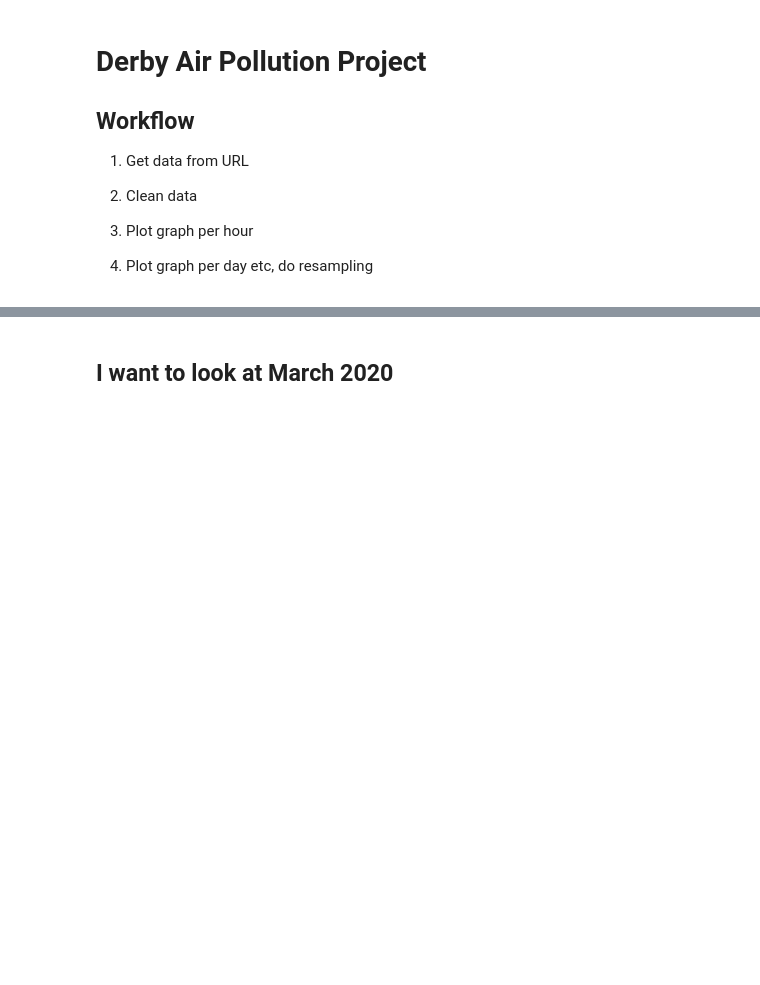
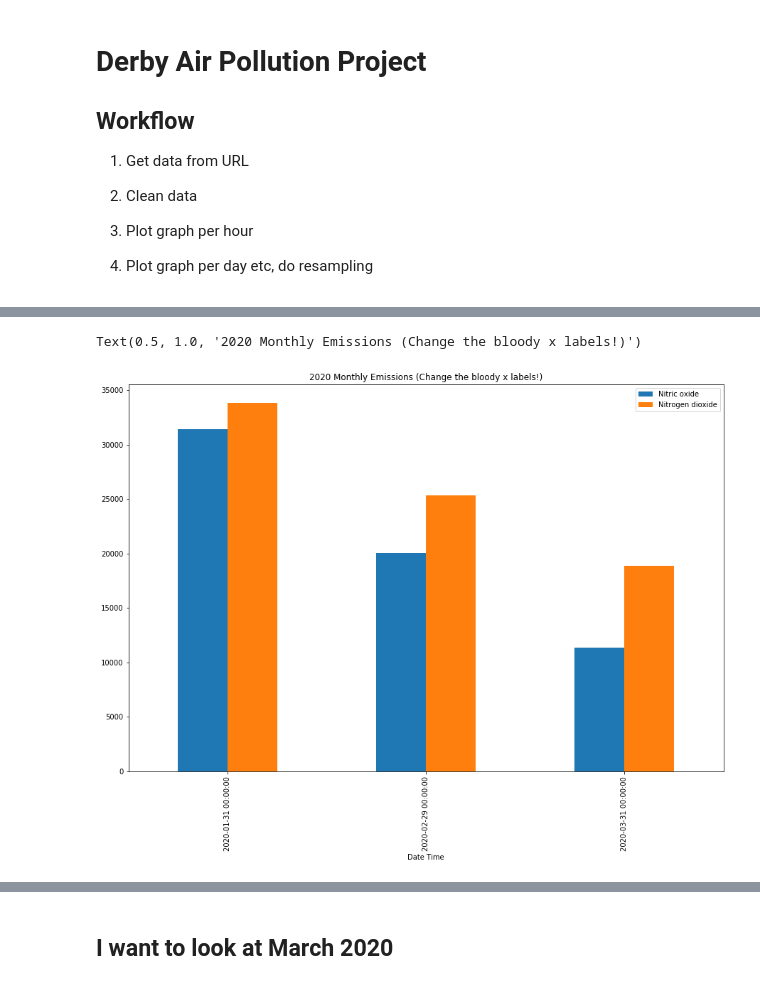
Before and after one commit to productivityboyz/Air-Pollution-Project, a Jupyter notebook: Derby Air Pollution.ipynb, the cells around one changed output, grey strips where cells are left out. Cells and saved outputs as stored; diff of their text form; code cells hidden in the pictures; blank space fills up the shorter version.

```diff
--- a/Derby Air Pollution.ipynb
+++ b/Derby Air Pollution.ipynb
@@ -108 +98,8 @@ df_2020['Nitrogen dioxide'].resample('W').sum().plot(figsize=(15,10))
+# %%
+z = df_2020[['Nitric oxide','Nitrogen dioxide']].resample('M').sum().plot.bar(figsize=(15,10))
+z.set_ylim(0)
+z.set_title('2020 Monthly Emissions (Change the bloody x labels!)')
+# %% [output]
+Text(0.5, 1.0, '2020 Monthly Emissions (Change the bloody x labels!)')
+[figure, added]
 # %%
```
Also changed, not shown: parts of 10 cells of this notebook.
